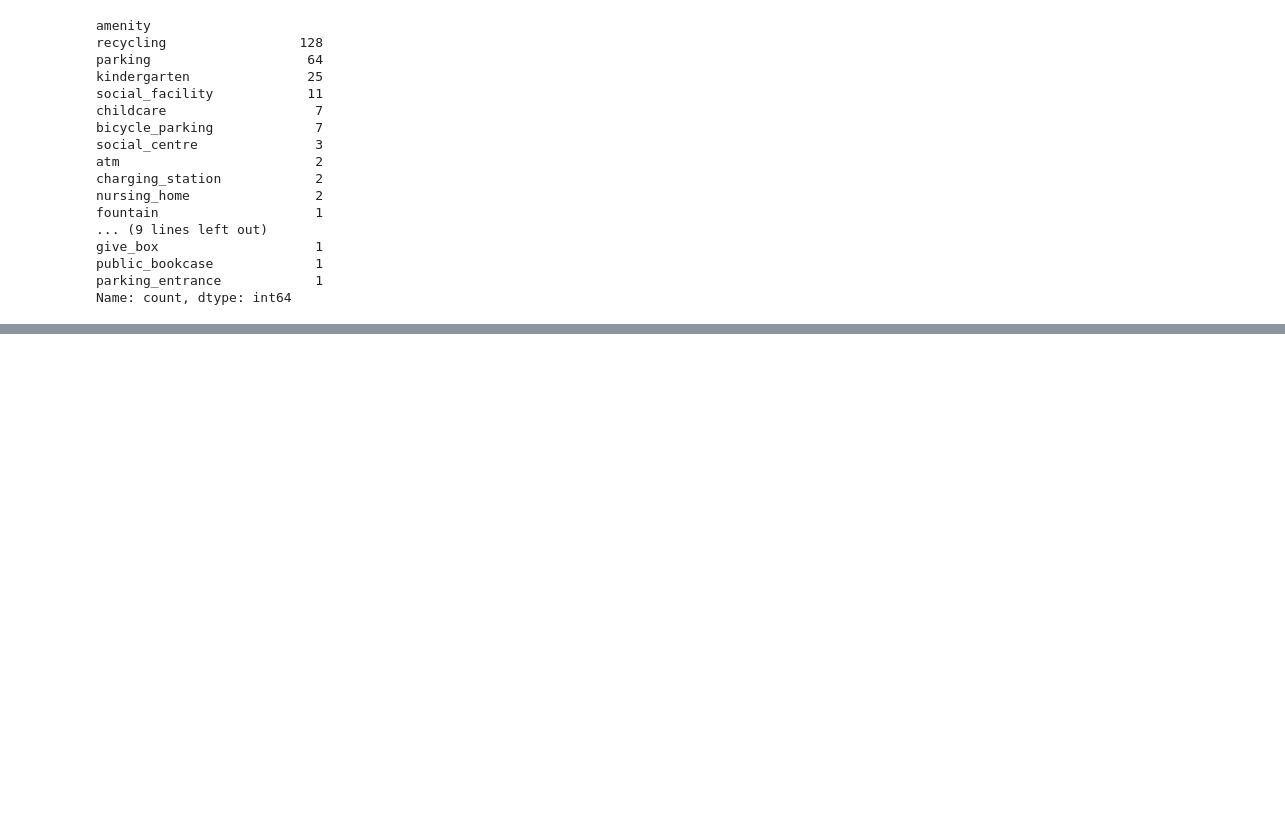
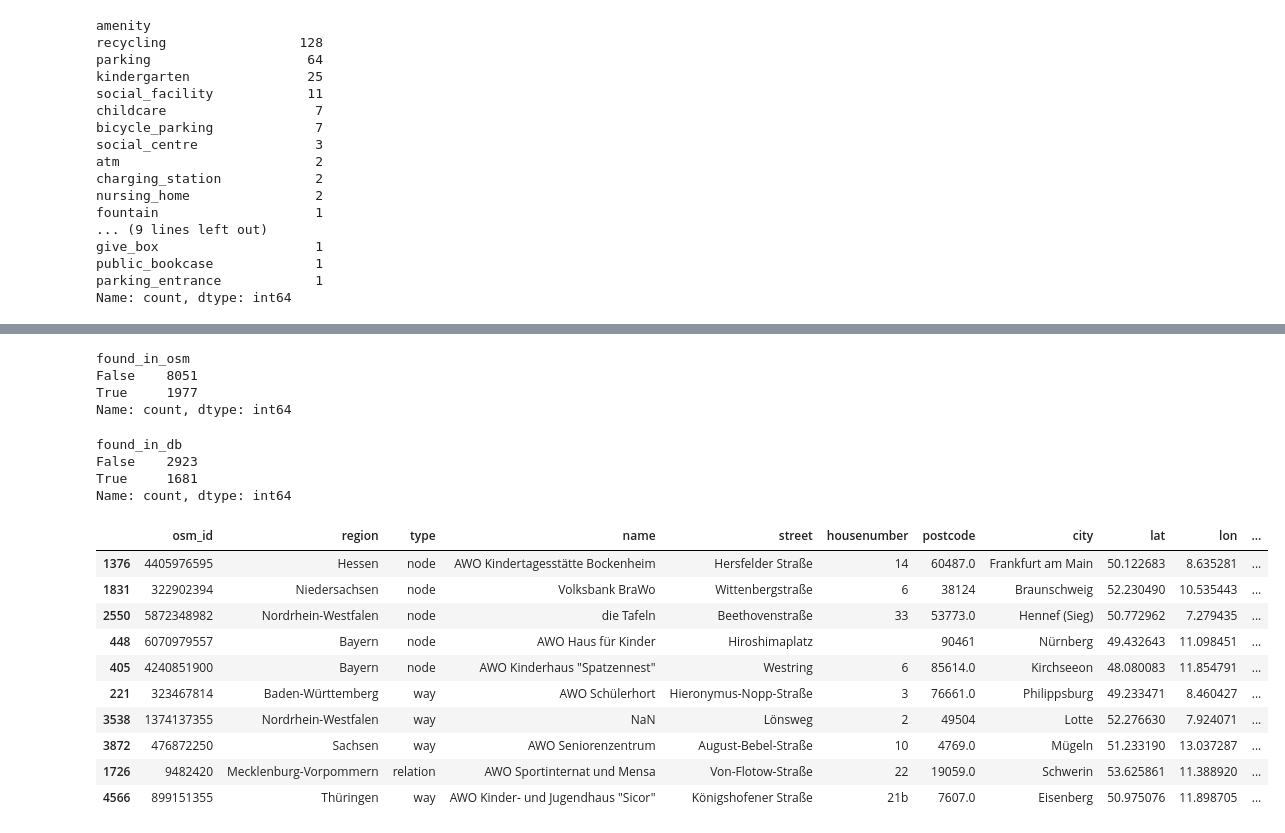
Before and after one commit to tamaricki/awo-tamara, a Jupyter notebook: osm_eda.ipynb, the cells around one changed output, grey strips where cells are left out. Drawn from its saved outputs; the diff is of its cells as text; code cells hidden in the pictures; blank space fills up the shorter version.

```diff
--- a/osm_eda.ipynb
+++ b/osm_eda.ipynb
@@ -260,0 +330,28 @@ memory usage: 503.7+ KB
+# %%
+current_db['found_in_osm'].value_counts()
+# %% [output]
+found_in_osm
+False    8051
+True     1977
+Name: count, dtype: int64
+# %%
+df_raw['found_in_db'].value_counts()
+# %% [output]
+found_in_db
+False    2923
+True     1681
+Name: count, dtype: int64
+# %%
+df_raw.sample(10)
+# %% [output]
+|  | osm_id | region | type | name | street | housenumber | postcode | city | lat | lon | ... |
+| 1376 | 4405976595 | Hessen | node | AWO Kindertagesstätte Bockenheim | Hersfelder Straße | 14 | 60487.0 | Frankfurt am Main | 50.122683 | 8.635281 | ... |
+| 1831 | 322902394 | Niedersachsen | node | Volksbank BraWo | Wittenbergstraße | 6 | 38124 | Braunschweig | 52.230490 | 10.535443 | ... |
+| 2550 | 5872348982 | Nordrhein-Westfalen | node | die Tafeln | Beethovenstraße | 33 | 53773.0 | Hennef (Sieg) | 50.772962 | 7.279435 | ... |
+| 448 | 6070979557 | Bayern | node | AWO Haus für Kinder | Hiroshimaplatz |  | 90461 | Nürnberg | 49.432643 | 11.098451 | ... |
+| 405 | 4240851900 | Bayern | node | AWO Kinderhaus "Spatzennest" | Westring | 6 | 85614.0 | Kirchseeon | 48.080083 | 11.854791 | ... |
+| 221 | 323467814 | Baden-Württemberg | way | AWO Schülerhort | Hieronymus-Nopp-Straße | 3 | 76661.0 | Philippsburg | 49.233471 | 8.460427 | ... |
+| 3538 | 1374137355 | Nordrhein-Westfalen | way | NaN | Lönsweg | 2 | 49504 | Lotte | 52.276630 | 7.924071 | ... |
+| 3872 | 476872250 | Sachsen | way | AWO Seniorenzentrum | August-Bebel-Straße | 10 | 4769.0 | Mügeln | 51.233190 | 13.037287 | ... |
+| 1726 | 9482420 | Mecklenburg-Vorpommern | relation | AWO Sportinternat und Mensa | Von-Flotow-Straße | 22 | 19059.0 | Schwerin | 53.625861 | 11.388920 | ... |
+| 4566 | 899151355 | Thüringen | way | AWO Kinder- und Jugendhaus "Sicor" | Königshofener Straße | 21b | 7607.0 | Eisenberg | 50.975076 | 11.898705 | ... |
```
Also changed, not shown: parts of 17 cells of this notebook.
